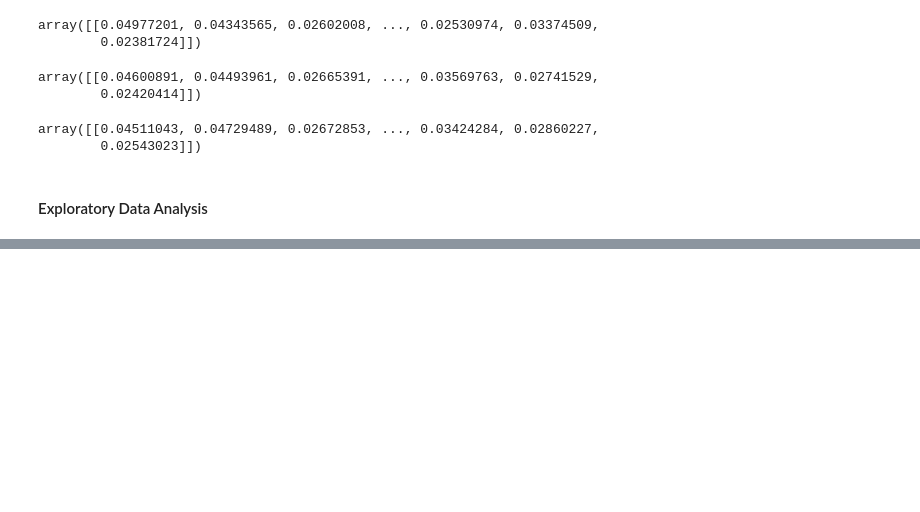
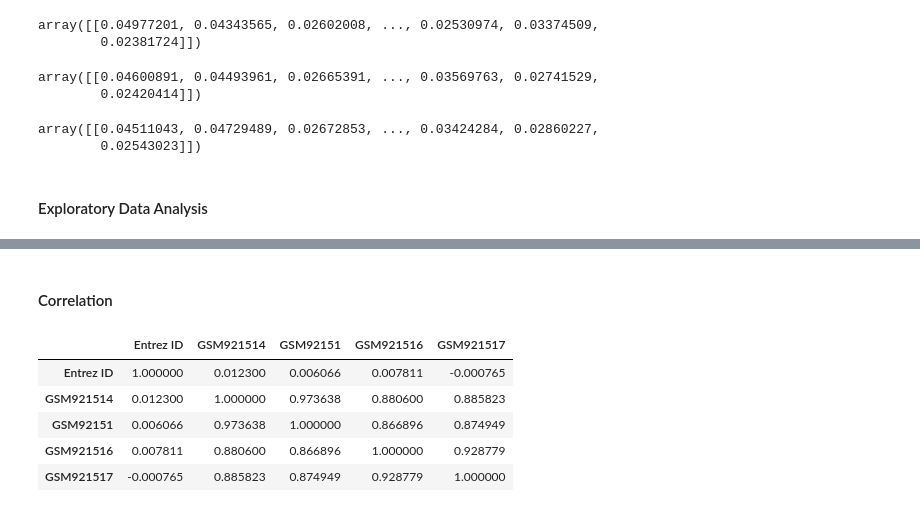
Before and after one commit to elyianaa/Bone-Cancer-Python, a Jupyter notebook: bone_cancer.ipynb, the cells around one changed output, grey strips where cells are left out. Drawn from its saved outputs; the diff is of its cells as text; code cells hidden in the pictures; blank space fills up the shorter version.

```diff
--- a/bone_cancer.ipynb
+++ b/bone_cancer.ipynb
@@ -113,0 +179,11 @@ array([[0.04511043, 0.04729489, 0.02672853, ..., 0.03424284, 0.02860227,
+# %% [markdown]
+#### Correlation
+# %%
+eda.corr()
+# %% [output]
+|  | Entrez ID | GSM921514 | GSM92151 | GSM921516 | GSM921517 |
+| Entrez ID | 1.000000 | 0.012300 | 0.006066 | 0.007811 | -0.000765 |
+| GSM921514 | 0.012300 | 1.000000 | 0.973638 | 0.880600 | 0.885823 |
+| GSM92151 | 0.006066 | 0.973638 | 1.000000 | 0.866896 | 0.874949 |
+| GSM921516 | 0.007811 | 0.880600 | 0.866896 | 1.000000 | 0.928779 |
+| GSM921517 | -0.000765 | 0.885823 | 0.874949 | 0.928779 | 1.000000 |
```
Also changed, not shown: parts of 13 cells of this notebook.
